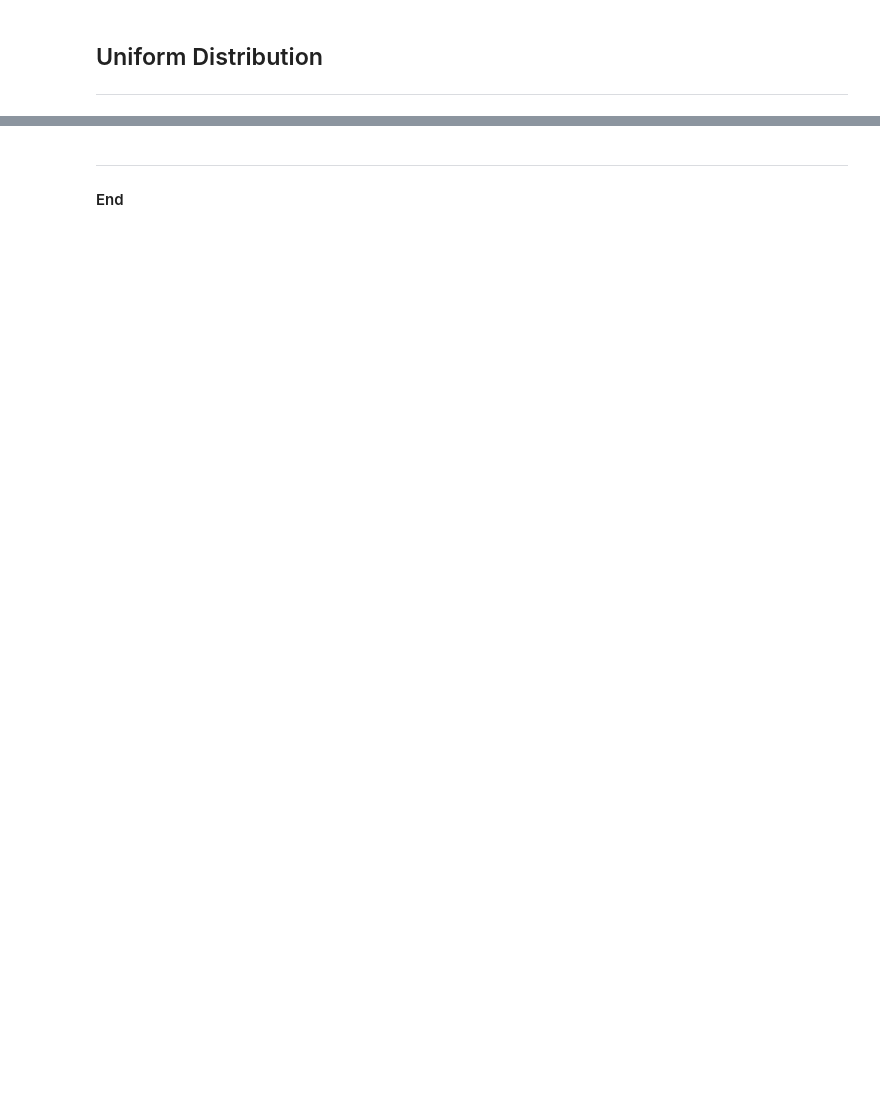
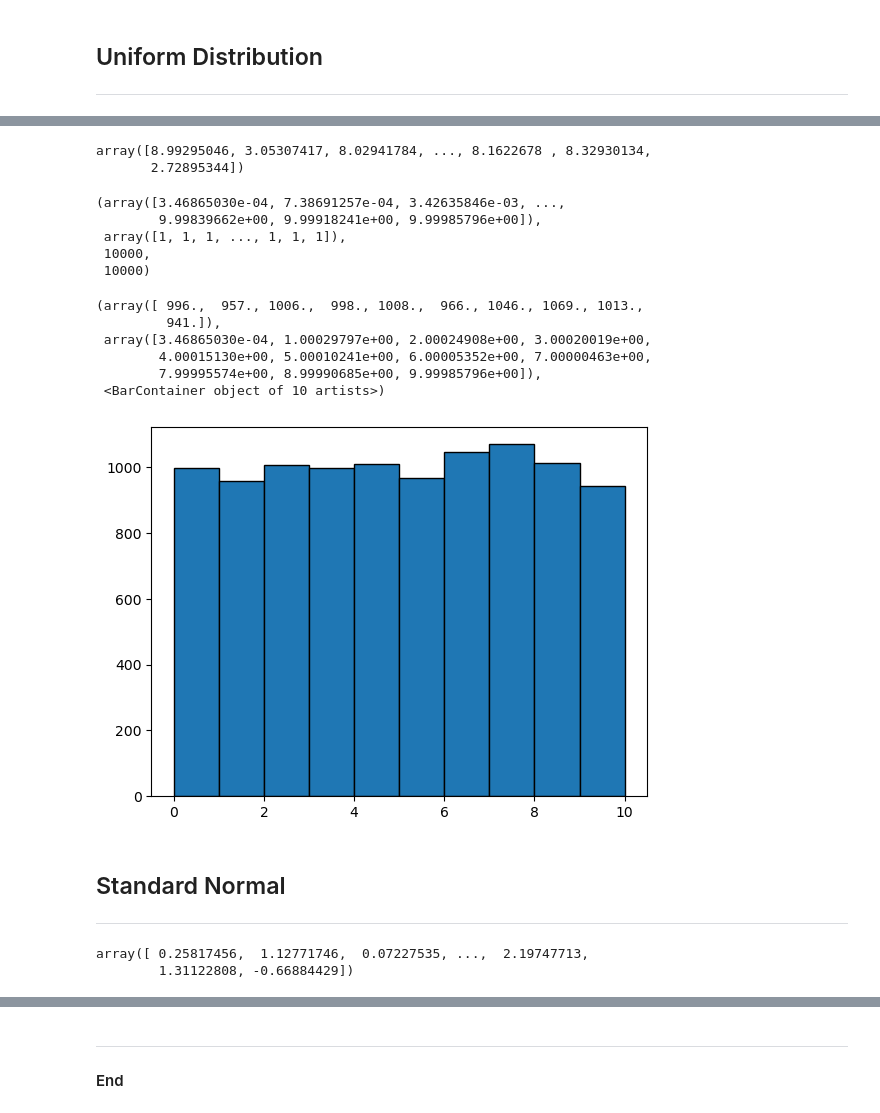
Before and after one commit to teesesmit/dataanalytics, a Jupyter notebook: MYWORK/random.ipynb, the cells around one changed output, grey strips where cells are left out. Cells and saved outputs as stored; diff of their text form; code cells hidden in the pictures; blank space fills up the shorter version.

```diff
--- a/MYWORK/random.ipynb
+++ b/MYWORK/random.ipynb
@@ -166,0 +148,46 @@ plt.bar(values, counts, edgecolor='black')
+# %%
+# Generate 10000 floats uniformly distributed over the range (0, 10).
+x = rng.uniform(low=0.0, high=10.0, size=10000)
+
+# show
+x
+# %% [output]
+array([8.99295046, 3.05307417, 8.02941784, ..., 8.1622678 , 8.32930134,
+       2.72895344])
+# %%
+# Get the counts.
+
+values, counts = np.unique(x, return_counts=True)
+
+# Show.
+values, counts, values.size, counts.size
+# %% [output]
+(array([3.46865030e-04, 7.38691257e-04, 3.42635846e-03, ...,
+        9.99839662e+00, 9.99918241e+00, 9.99985796e+00]),
+ array([1, 1, 1, ..., 1, 1, 1]),
+ 10000,
+ 10000)
+# %%
+# Plot Histogram.
+
+plt.hist(x, edgecolor= "black")
+# %% [output]
+(array([ 996.,  957., 1006.,  998., 1008.,  966., 1046., 1069., 1013.,
+         941.]),
+ array([3.46865030e-04, 1.00029797e+00, 2.00024908e+00, 3.00020019e+00,
+        4.00015130e+00, 5.00010241e+00, 6.00005352e+00, 7.00000463e+00,
+        7.99995574e+00, 8.99990685e+00, 9.99985796e+00]),
+ <BarContainer object of 10 artists>)
+[figure, added]
+# %% [markdown]
+## Standard Normal
+***
+# %%
+# Generate an array of 10000 numbers.
+x = rng.standard_normal(size = 10000)
+
+# Show
+x
+# %% [output]
+array([ 0.25817456,  1.12771746,  0.07227535, ...,  2.19747713,
+        1.31122808, -0.66884429])
```
Also changed, not shown: parts of 14 cells of this notebook.
